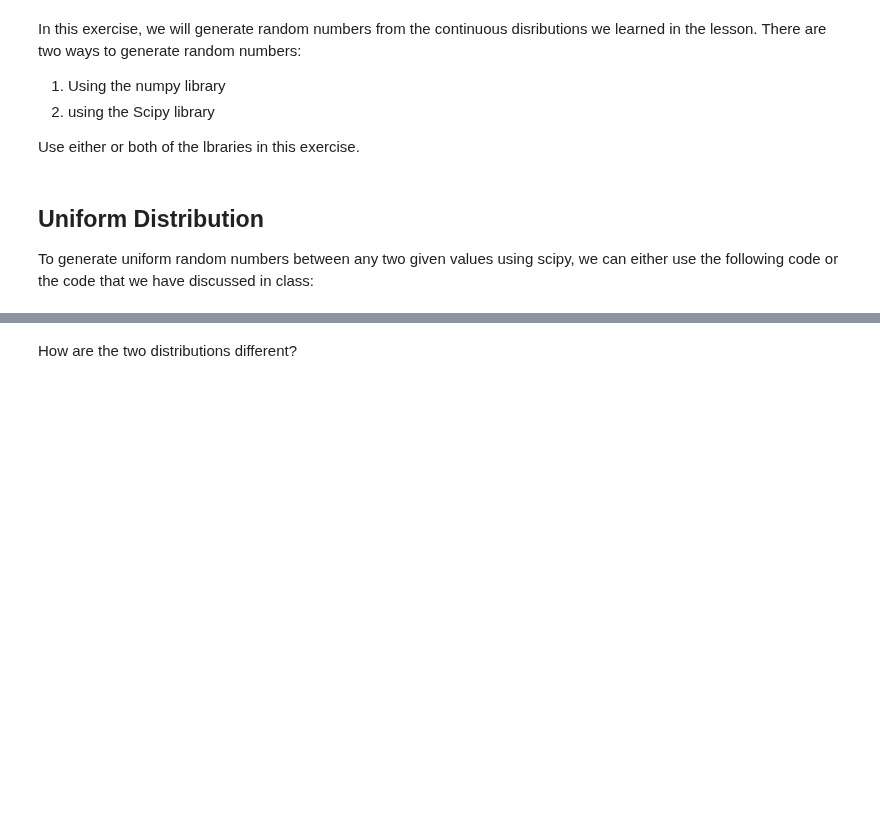
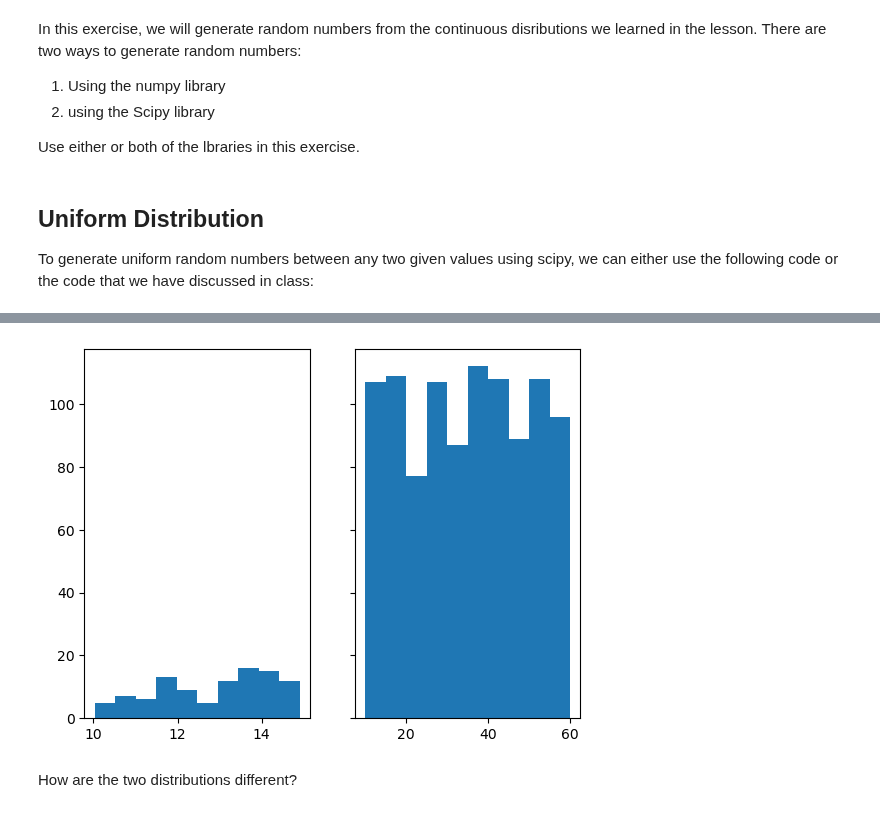
Before and after one commit to ta-data-lis/lab-probability-distributions, a Jupyter notebook: your-code/continuous.ipynb, the cells around one changed output, grey strips where cells are left out. Cells and saved outputs as stored; diff of their text form; code cells hidden in the pictures; blank space fills up the shorter version.

```diff
--- a/your-code/continuous.ipynb
+++ b/your-code/continuous.ipynb
@@ -47,2 +54,22 @@ Your output should look like below:
+# %%
+# your code here
+
+def uni_random(bottom,ceiling, count):
+    x = uniform.rvs(size=count)
+    randoms  = bottom + (ceiling-bottom)*x
+    return randoms
+
+
+dist1=uni_random(10,15,100)
+dist2=uni_random(10,60,1000)
+
+fig, (ax1,ax2) = plt.subplots(1,2,sharey=True)
+
+ax1.hist(dist1,bins=10)
+
+ax2.hist(dist2,bins=10)
+plt.show()
+# %% [output]
+[figure, added]
 # %% [markdown]
 How are the two distributions different?
```
Also changed, not shown: parts of 21 cells of this notebook.
